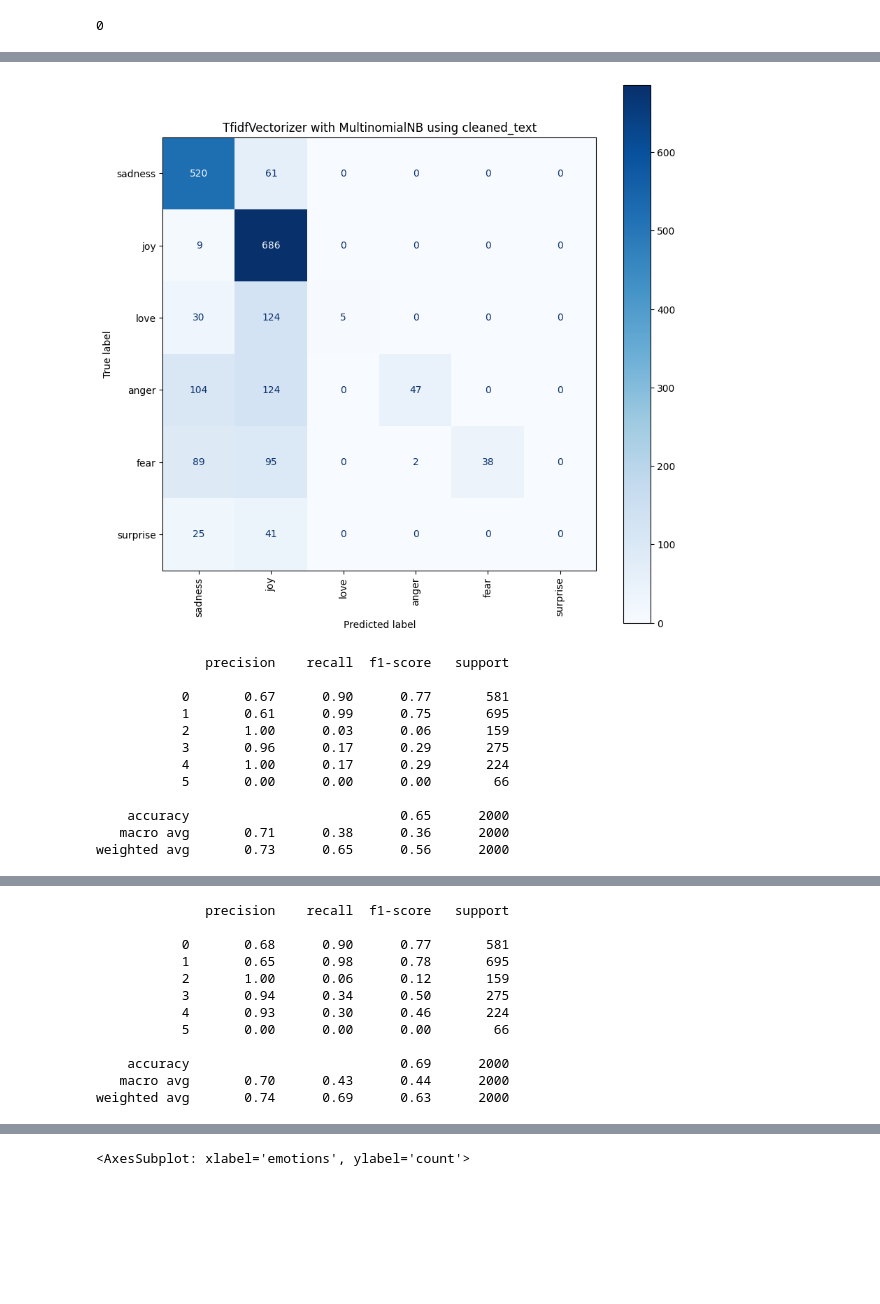
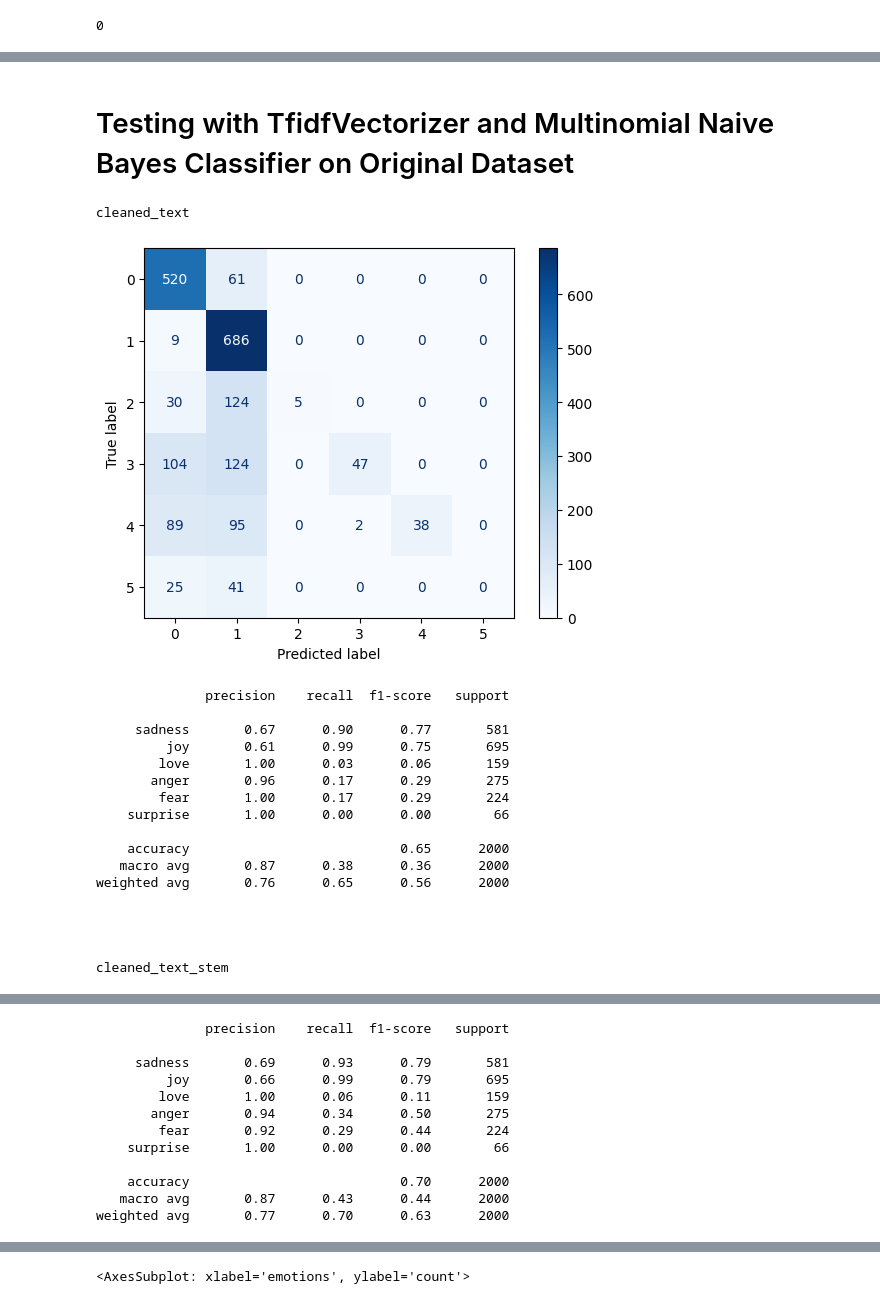
Before and after one commit to 112523chen/Project_SA_CTP, a Jupyter notebook: research.ipynb, the cells around one changed output, grey strips where cells are left out. Drawn from its saved outputs; the diff is of its cells as text; code cells hidden in the pictures; blank space fills up the shorter version.

Commit message:
chore(): test second dataset

```diff
--- a/research.ipynb
+++ b/research.ipynb
@@ -51,7 +73,7 @@ from nltk.stem import WordNetLemmatizer
 # %%
 #split up data with train and test
-train_df = pd.read_csv("data/training.csv")
-test_df = pd.read_csv("data/test.csv")
+train_df = pd.read_csv("data/original_data/training.csv")
+test_df = pd.read_csv("data/original_data/test.csv")
 
 train_df.head()
 # %% [output]
@@ -131,9 +175,13 @@ test_df['cleaned_text_lem'] = test_df['text'].apply(clean_tweets_with_lem)
+# %% [markdown]
+# Testing with TfidfVectorizer and Multinomial Naive Bayes Classifier on Original Dataset
 # %%
-# Tfid Vectorized MNB Model
+# Tfidf Vectorized MNB Model
 
-tfid_models = []
+tfidf_models = []
 
 for col in train_df.columns[2:]:
+
+    print(col)
 
     #split features and label
     X_train = train_df[col]
@@ -143,49 +191,55 @@ for col in train_df.columns[2:]:
     y_test = test_df['label']
 
     #Fit and Transform
     X_temp = pd.concat([X_train,X_test])
     tfidf_vectorizer = TfidfVectorizer()
     tfidf_vectorizer.fit(X_temp)
 
     X_train = tfidf_vectorizer.transform(X_train)
     X_test = tfidf_vectorizer.transform(X_test)
 
     #Create model and predict
     model = MultinomialNB()
     model.fit(X_train, y_train)
     y_pred = model.predict(X_test)
 
     #Create confusion matrix for Tfid model
-    fig, ax = plt.subplots(figsize=(10, 10))
-    plot_confusion_matrix(model, X_test, y_test, display_labels=['sadness','joy','love','anger','fear','surprise'], cmap=plt.cm.Blues, ax=ax)
-    plt.xticks(rotation=90)
-    plt.title(f'TfidfVectorizer with MultinomialNB using {col}')
+    cm = confusion_matrix(y_test, y_pred, labels=model.classes_)
+    disp = ConfusionMatrixDisplay(confusion_matrix=cm, display_labels=model.classes_)
+    disp.plot(cmap=plt.cm.Blues)
     plt.show()
 
     # display metrics
     # metrics_df = {
     #     'precision_score' : precision_score(y_test, y_pred, average=None),
     #     'recall_score' : recall_score(y_test, y_pred, average=None),
     #     'f1_score' : f1_score(y_test, y_pred, average=None)
     # }
 
     # display(pd.DataFrame(metrics_df, index=['sadness','joy','love','anger','fear','surprise']))
 
-    print(classification_report(y_test, model.predict(X_test)))
+    print(classification_report(y_test, model.predict(X_test), target_names=['sadness','joy','love','anger','fear','surprise'], zero_division=1))
+    print("\n\n")
 
     package = [model, tfidf_vectorizer]
-    tfid_models.append(model)
+    tfidf_models.append(package)
 # %% [output]
+cleaned_text
-[figure, old version]
+[figure, new version]
-              precision    recall  f1-score   support
-
-           0       0.67      0.90      0.77       581
-           1       0.61      0.99      0.75       695
-           2       1.00      0.03      0.06       159
-           3       0.96      0.17      0.29       275
-           4       1.00      0.17      0.29       224
-           5       0.00      0.00      0.00        66
-
-    accuracy                           0.65      2000
-   macro avg       0.71      0.38      0.36      2000
-weighted avg       0.73      0.65      0.56      2000
+              precision    recall  f1-score   support
+
+     sadness       0.67      0.90      0.77       581
+         joy       0.61      0.99      0.75       695
+        love       1.00      0.03      0.06       159
+       anger       0.96      0.17      0.29       275
+        fear       1.00      0.17      0.29       224
+    surprise       1.00      0.00      0.00        66
+
+    accuracy                           0.65      2000
+   macro avg       0.87      0.38      0.36      2000
+weighted avg       0.76      0.65      0.56      2000
+
+
+
+
+cleaned_text_stem
@@ -193,12 +246,0 @@ weighted avg       0.73      0.65      0.56      2000
-              precision    recall  f1-score   support
-
-           0       0.68      0.90      0.77       581
-           1       0.65      0.98      0.78       695
-           2       1.00      0.06      0.12       159
-           3       0.94      0.34      0.50       275
-           4       0.93      0.30      0.46       224
-           5       0.00      0.00      0.00        66
-
-    accuracy                           0.69      2000
-   macro avg       0.70      0.43      0.44      2000
-weighted avg       0.74      0.69      0.63      2000
@@ -217,0 +265,12 @@ weighted avg       0.74      0.70      0.63      2000
+              precision    recall  f1-score   support
+
+     sadness       0.69      0.93      0.79       581
+         joy       0.66      0.99      0.79       695
+        love       1.00      0.06      0.11       159
+       anger       0.94      0.34      0.50       275
+        fear       0.92      0.29      0.44       224
+    surprise       1.00      0.00      0.00        66
+
+    accuracy                           0.70      2000
+   macro avg       0.87      0.43      0.44      2000
+weighted avg       0.77      0.70      0.63      2000
```
Also changed, not shown: parts of 48 cells of this notebook.
